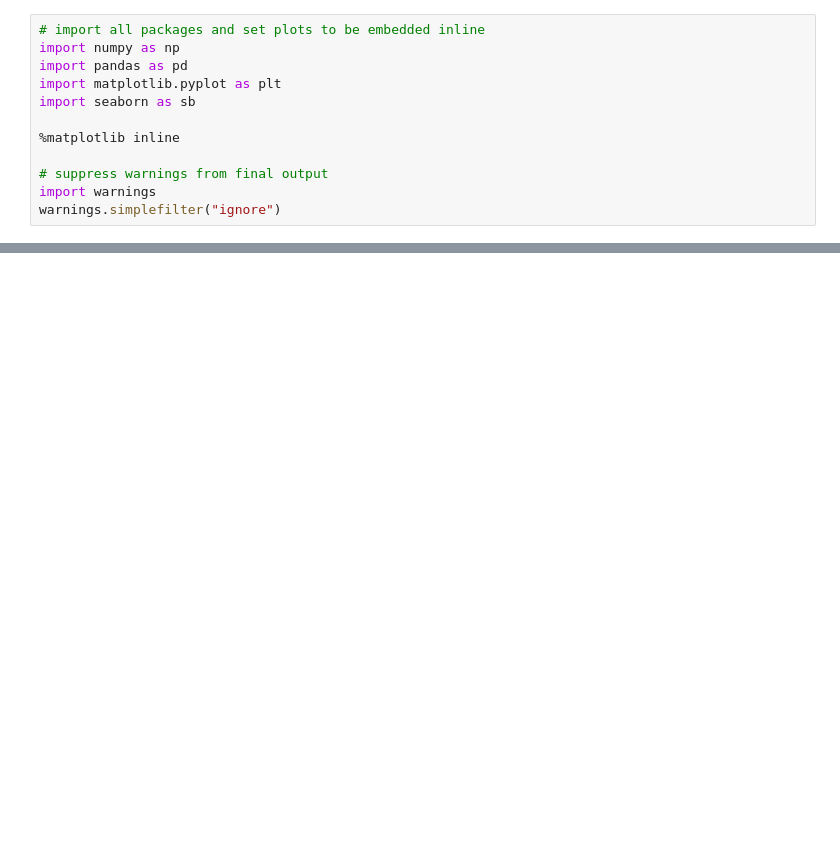
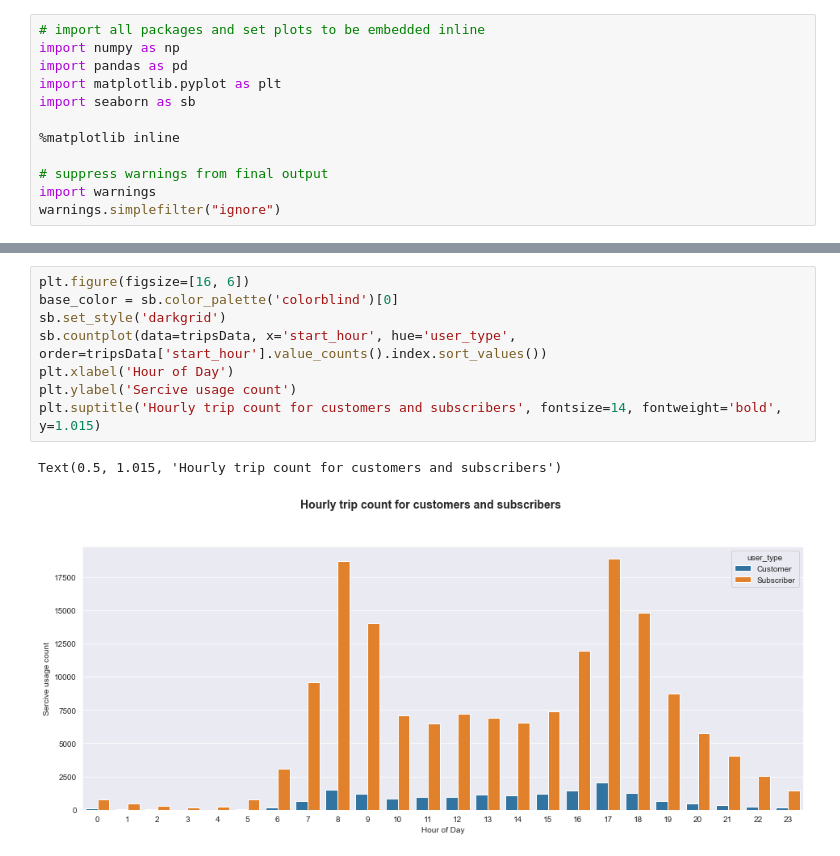
Before and after one commit to PeterBaraka/BayArea-Bike-Share-Analysis, a Jupyter notebook: Part_II_slide_deck_template.ipynb, the cells around one changed output, grey strips where cells are left out. Cells and saved outputs as stored; diff of their text form; blank space fills up the shorter version.

```diff
--- a/Part_II_slide_deck_template.ipynb
+++ b/Part_II_slide_deck_template.ipynb
@@ -63,0 +115,11 @@ but feel free to add more if you'd like!
+# %%
+plt.figure(figsize=[16, 6])
+base_color = sb.color_palette('colorblind')[0]
+sb.set_style('darkgrid')
+sb.countplot(data=tripsData, x='start_hour', hue='user_type', order=tripsData['start_hour'].value_counts().index.sort_values())
+plt.xlabel('Hour of Day')
+plt.ylabel('Sercive usage count')
+plt.suptitle('Hourly trip count for customers and subscribers', fontsize=14, fontweight='bold', y=1.015)
+# %% [output]
+Text(0.5, 1.015, 'Hourly trip count for customers and subscribers')
+[figure, added]
```
Also changed, not shown: parts of 18 cells of this notebook, 5 other files.
